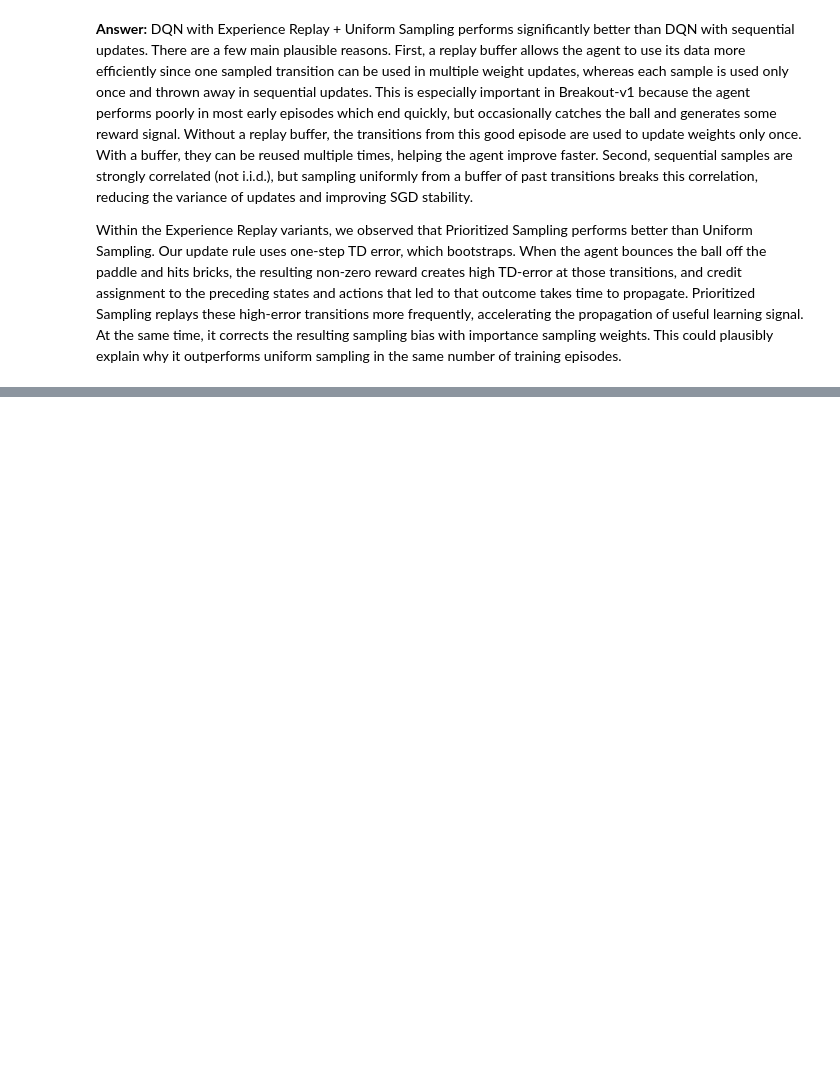
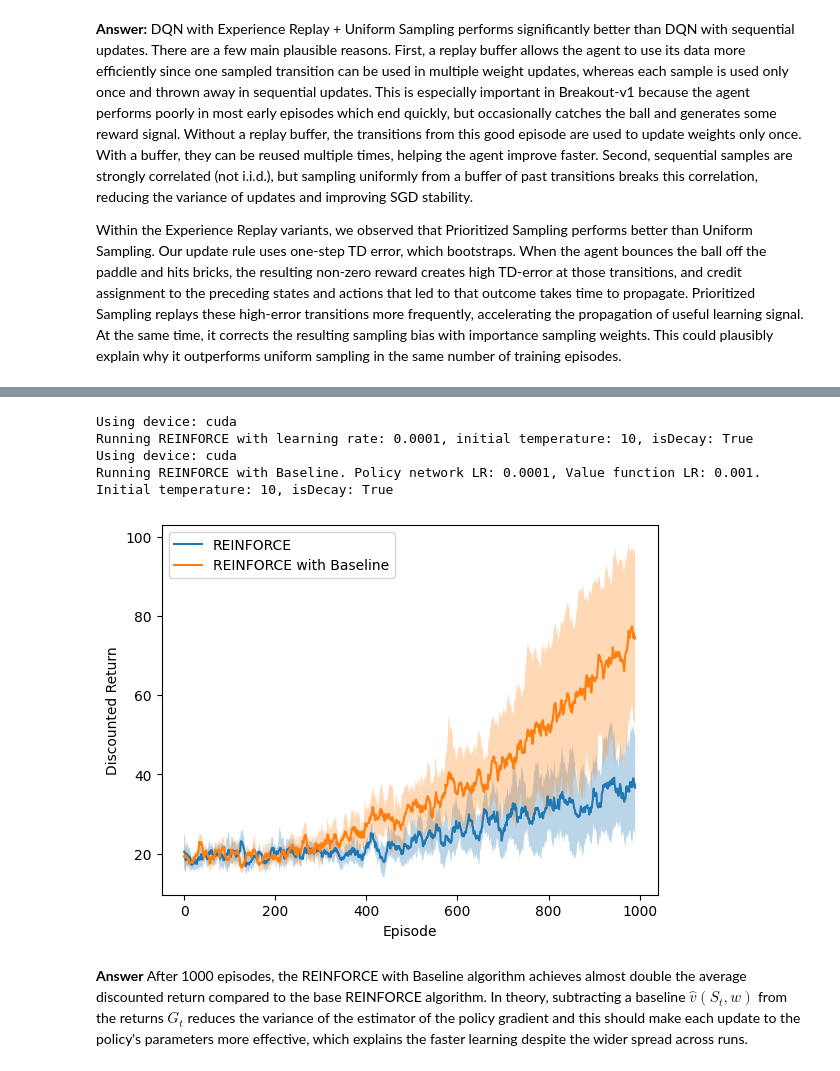
Before and after one commit to jonyhu/deep-rl-control, a Jupyter notebook: dqn.ipynb, the cells around one changed output, grey strips where cells are left out. Cells and saved outputs as stored; diff of their text form; code cells hidden in the pictures; blank space fills up the shorter version.

Commit message:
Q4a: REINFORCE and REINFORCE with Baseline on CartPole

```diff
--- a/dqn.ipynb
+++ b/dqn.ipynb
@@ -679,0 +682,2 @@ Within the Experience Replay variants, we observed that Prioritized Sampling per
+# %%
+GAMMA = 0.99
@@ -679,0 +746,14 @@ Within the Experience Replay variants, we observed that Prioritized Sampling per
+# %%
+def compute_returns(rewards, gamma):
+    """Compute discounted returns G_t and discount factors gamma^t for each timestep."""
+    returns = []
+    gammas = []
+    G = 0
+    t = 0
+    for r in reversed(rewards):
+        G = r + gamma * G
+        returns.append(G)
+        gammas.append(gamma ** t)
+        t += 1
+    returns.reverse()
+    return returns, gammas
@@ -679,0 +980,38 @@ Within the Experience Replay variants, we observed that Prioritized Sampling per
+# %%
+reinforce_returns = run_reinforce(
+    lr= 1e-4,
+    T_initial= 10,
+    T_decay = 0.99,
+    T_min = 0.5,
+    isDecay = True,
+    num_episodes = 1000,
+    num_runs = 5,
+    device = "cuda"
+)
+
+reinforce_with_baseline_returns = run_reinforce_with_baseline(
+    lr_pi= 1e-4,
+    lr_v = 1e-3,
+    T_initial= 10,
+    T_decay = 0.99,
+    T_min = 0.5,
+    isDecay = True,
+    num_episodes = 1000,
+    num_runs = 5,
+    device = "cuda"
+)
+
+plot_compare_smoothed_rewards(
+    train_rewards_list=[reinforce_returns, reinforce_with_baseline_returns],
+    labels=["REINFORCE", "REINFORCE with Baseline"],
+    xlabel="Episode", ylabel="Discounted Return"
+)
+# %% [output]
+Using device: cuda
+Running REINFORCE with learning rate: 0.0001, initial temperature: 10, isDecay: True
+Using device: cuda
+Running REINFORCE with Baseline. Policy network LR: 0.0001, Value function LR: 0.001. Initial temperature: 10, isDecay: True
+[figure, added]
+# %% [markdown]
+**Answer**
+After 1000 episodes, the REINFORCE with Baseline algorithm achieves almost double the average discounted return compared to the base REINFORCE algorithm. In theory, subtracting a baseline $\hat v(S_t, w)$ from the returns $G_t$ reduces the variance of the estimator of the policy gradient and this should make each update to the policy's parameters more effective, which explains the faster learning despite the wider spread across runs.
```
Also changed, not shown: parts of 7 cells of this notebook.
